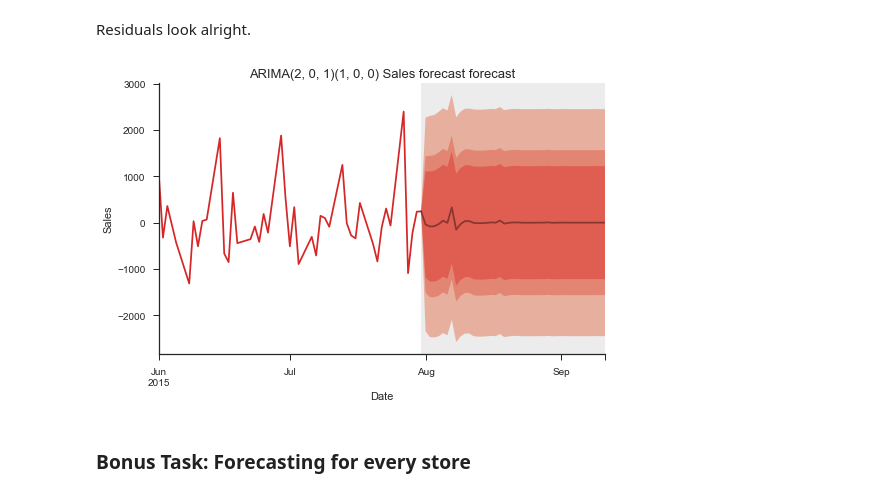
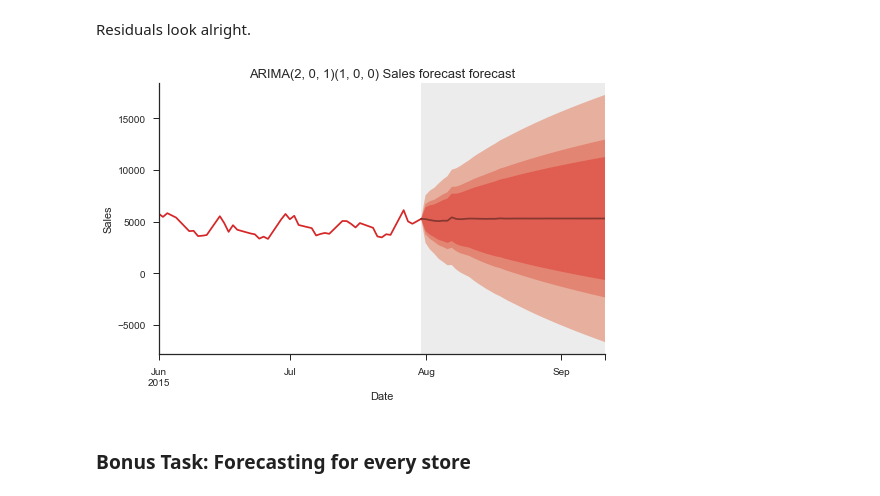
Before and after one commit to chrishyland/QBUS2820Project2Task2, a Jupyter notebook: PredictiveModelTask2.ipynb, the cells around one changed output. Cells and saved outputs as stored; diff of their text form; code cells hidden in the pictures.

```diff
--- a/PredictiveModelTask2.ipynb
+++ b/PredictiveModelTask2.ipynb
@@ -1238,31 +1238,31 @@ plt.show()
 Residuals look alright.
 # %%
 h=42
-mod = sm.tsa.statespace.SARIMAX(y, trend='n', order=(p_opt+1, 0, q_opt), seasonal_order=(P_opt, 0, Q_opt,11))
+mod = sm.tsa.statespace.SARIMAX(y, trend='n', order=(2, 1, 1), seasonal_order=(1, 0, 0,11))
 mod = mod.fit()
 test=pd.period_range(start=y.index[-1]+1, periods=h, freq='D')
 
 y_pred = mod.forecast(steps=h)
 y_pred =  pd.Series(y_pred, index=test)
 
 intv1 = mod.get_forecast(h).conf_int(alpha=0.2)
 intv2 = mod.get_forecast(h).conf_int(alpha=0.1)
 intv3 = mod.get_forecast(h).conf_int(alpha=0.01)
 
 intv1=pd.DataFrame(intv1, index=test)
 intv2=pd.DataFrame(intv2, index=test)
 intv3=pd.DataFrame(intv3, index=test)
 
 
 fig, ax = forecast.fanchart(y['2015-06-01':], y_pred, intv1, intv2, intv3)
 ax.set_xlabel('Date')
 ax.set_xticks([], minor=True)
 ax.set_ylabel('Sales')
 ax.set_title('ARIMA(2, 0, 1)(1, 0, 0) Sales forecast forecast', fontsize=13)
 sns.despine()
 plt.show()
 # %% [output]
-[figure, old version]
+[figure, new version]
 # %% [markdown]
 ### Bonus Task: Forecasting for every store
 # %%
```
Also changed, not shown: parts of 2 cells of this notebook, 1 other file.
